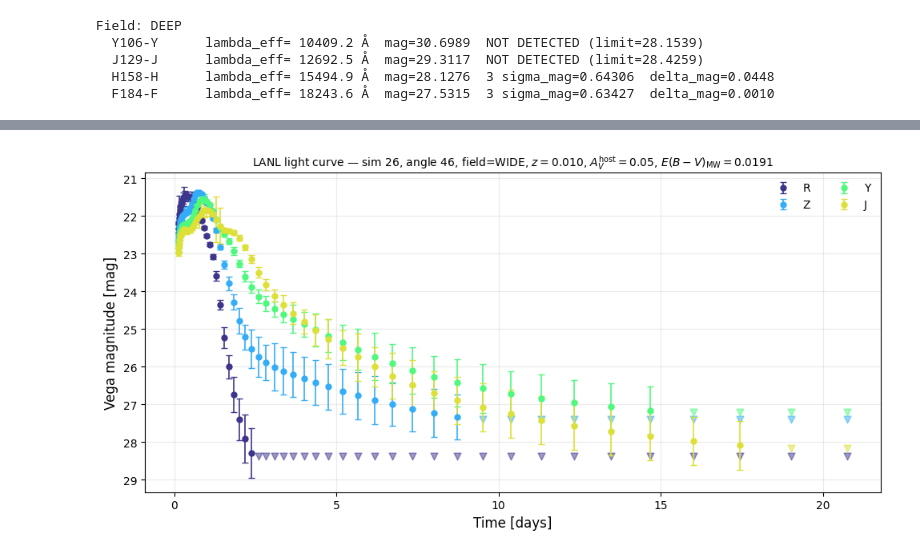
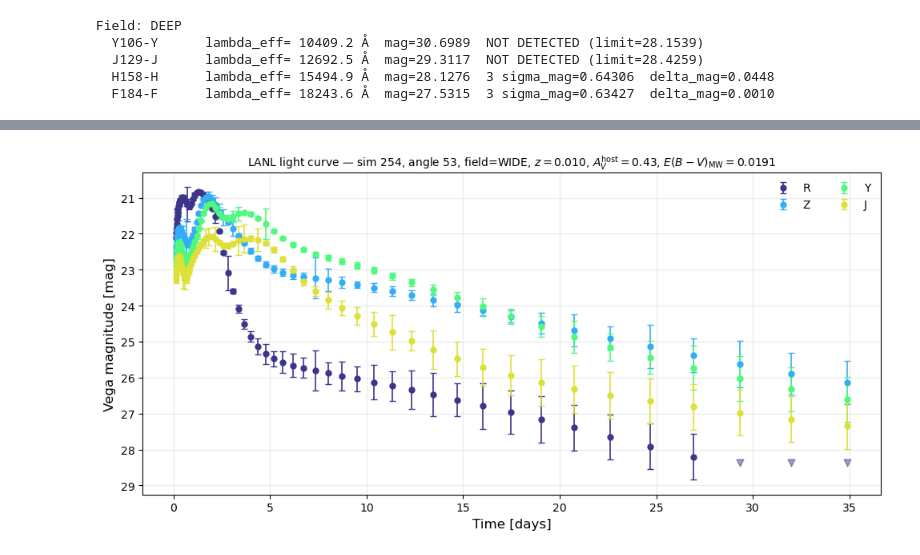
Before and after one commit to Monsalves-Gonzalez-N/Kilonova, a Jupyter notebook: data/dust_generation/Extinction.ipynb, the cells around one changed output, grey strips where cells are left out. Drawn from its saved outputs; the diff is of its cells as text; code cells hidden in the pictures.

```diff
--- a/data/dust_generation/Extinction.ipynb
+++ b/data/dust_generation/Extinction.ipynb
@@ -104,7 +104,7 @@ Av_samples = generate_av_samples(
     exponential_scale=1.7,
     gaussian_sigma=0.6,
     plot=True,
-    save_path='/Users/bhianca/Kilonova/data/dust_generation/Av_distribution.png',
+    save_path='Av_distribution.png',
 )
 # %% [output]
 [figure]
@@ -516,8 +516,8 @@ from astropy.coordinates import SkyCoord
 from dustmaps.sfd import SFDQuery
 
 MILKY_WAY_RV = 3.1
-HOURGLASS_OBJECTS_PATH = '/Users/bhianca/Downloads/hourglass_objects.parquet'
-HOURGLASS_PHOTOMETRY_PATH = '/Users/bhianca/Downloads/hourglass_photometry.parquet'
+HOURGLASS_OBJECTS_PATH = 'hourglass_objects.parquet'
+HOURGLASS_PHOTOMETRY_PATH = 'hourglass_photometry.parquet'
 
 
 def sample_hourglass_ebv(
@@ -597,6 +597,6 @@ hltds_sampling = sample_hourglass_ebv(
     number_of_samples=10000,
     random_seed=123,
     plot=True,
-    save_path='/Users/bhianca/Kilonova/data/dust_generation/hourglass_ebv_positions.png',
+    save_path='hourglass_ebv_positions.png',
 )
 # %% [output]
@@ -786,7 +777,7 @@ milky_way_result = attenuate_kilonova_with_milky_way(
     number_of_draws=300,
     random_seed=42,
     plot=True,
-    save_path='/Users/bhianca/Kilonova/data/dust_generation/kn_milky_way_extinction.png',
+    save_path='kn_milky_way_extinction.png',
 )
 # %% [output]
 [figure]
@@ -984,7 +975,7 @@ observed_spectrum_result = generate_observed_kilonova_spectrum(
     input_mode='flux',
     output_mode='flux',
     plot=True,
-    save_path='/Users/bhianca/Kilonova/data/dust_generation/kn_observed_pipeline.png',
+    save_path='kn_observed_pipeline.png',
 )
 # %% [output]
 [figure]
@@ -1791,6 +1753,28 @@ def plot_lanl_light_curve(
     plt.show()
 
 
+def _load_simulation_spectra(simulation_id, angle_index, spectra_path=LANL_SPECTRA_PATH):
+    """Return a DataFrame (time_index, flux_rest) for one (sim, angle), reading a single row group."""
+    parquet_file = pq.ParquetFile(spectra_path)
+    sim_field_index = parquet_file.schema_arrow.get_field_index('simulation_id')
+    for group_index in range(parquet_file.num_row_groups):
+        statistics = parquet_file.metadata.row_group(group_index).column(sim_field_index).statistics
+        if statistics is None:
+            continue
+        if statistics.min <= simulation_id <= statistics.max:
+            row_group = parquet_file.read_row_group(
+                group_index,
+                columns=['simulation_id', 'time_index', 'angle_index', 'flux_rest'],
+            ).to_pandas()
+            subset = row_group[
+                (row_group['simulation_id'] == simulation_id)
+                & (row_group['angle_index'] == angle_index)
+            ]
+            if not subset.empty:
+                return subset.set_index('time_index')
+    raise KeyError(f'simulation_id={simulation_id}, angle_index={angle_index} not found in {spectra_path}')
+
+
 def compute_lanl_light_curve(
     spectrum_id,
     field,
@@ -1798,17 +1782,16 @@ def compute_lanl_light_curve(
     av_samples,
     rv_samples,
     roman_filters,
-    catalog_path=LANL_CATALOG_PATH,
+    catalog=catalog,
+    wavelength_rest_aa=lanl_lambda_rest_aa,
     snr_min=5.0,
     consecutive_nondetection_limit=2,
     random_seed=7,
     plot=True,
 ):
-    catalog = pd.read_parquet(catalog_path)
     reference_row = catalog.loc[spectrum_id]
     simulation_id = int(reference_row['simulation_id'])
     angle_index = int(reference_row['angle_index'])
-    filepath = reference_row['filepath']
 
     rng = np.random.default_rng(random_seed)
     extinction_av_host = float(rng.choice(av_samples))
@@ -1816,12 +1799,12 @@ def compute_lanl_light_curve(
     hourglass_sampling = sample_hourglass_ebv(plot=False)
     ebv_milky_way = float(rng.choice(hourglass_sampling['ebv_samples']))
 
+    simulation_spectra = _load_simulation_spectra(simulation_id, angle_index)
+
     time_series = catalog[
-        (catalog['simulation_id'] == simulation_id) &
-        (catalog['angle_index'] == angle_index)
-    ].sort_values('time_days').reset_index()
-
-    times_file, lam_AA, flux = parse_spec(filepath)
+        (catalog['simulation_id'] == simulation_id)
+        & (catalog['angle_index'] == angle_index)
+    ].sort_values('time_days')
 
     time_days_list = []
     band_photometry = {band: [] for band in BAND_ORDER}
@@ -1829,10 +1812,12 @@ def compute_lanl_light_curve(
 
     for _, row in time_series.iterrows():
         time_index = int(row['time_index'])
-        spectrum = flux[time_index, :, angle_index]
-        valid_mask = spectrum > 0
-        lam_valid = lam_AA[valid_mask]
-        spectrum_valid = spectrum[valid_mask]
+        if time_index not in simulation_spectra.index:
+            continue
+        flux_full = np.asarray(simulation_spectra.loc[time_index, 'flux_rest'], dtype=float)
+        valid_mask = flux_full > 0
+        lam_valid = wavelength_rest_aa[valid_mask]
+        spectrum_valid = flux_full[valid_mask]
 
         observed = generate_observed_kilonova_spectrum(
             wavelength_rest=lam_valid,
@@ -1887,7 +1872,7 @@ def compute_lanl_light_curve(
 
 
 time_days_lc, band_photometry_lc = compute_lanl_light_curve(
-    spectrum_id=100000,
+    spectrum_id=936683,
     field='WIDE',
     redshift=0.01,
     av_samples=Av_samples,
@@ -1916 +1901 @@ Stopped at t=20.749 d (2 consecutive epochs with no detections)
-[figure, old version]
+[figure, new version]
```
Also changed, not shown: parts of 9 cells of this notebook, 18 other files.
